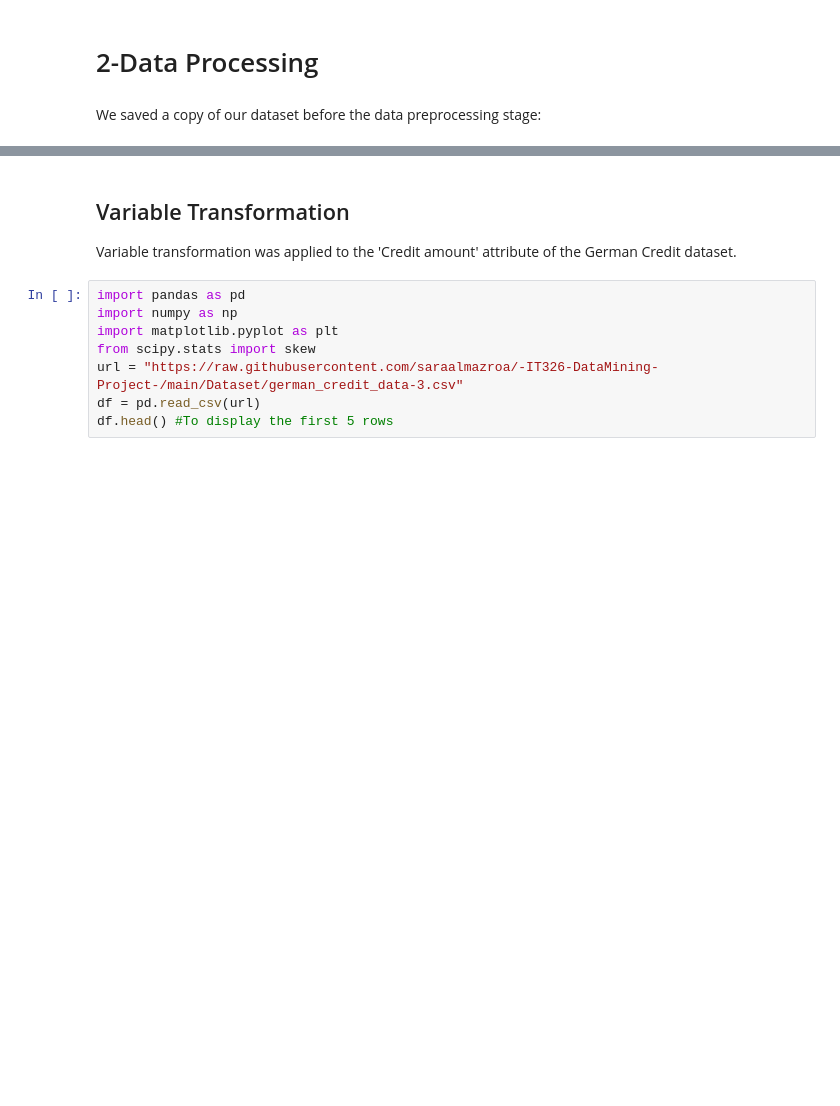
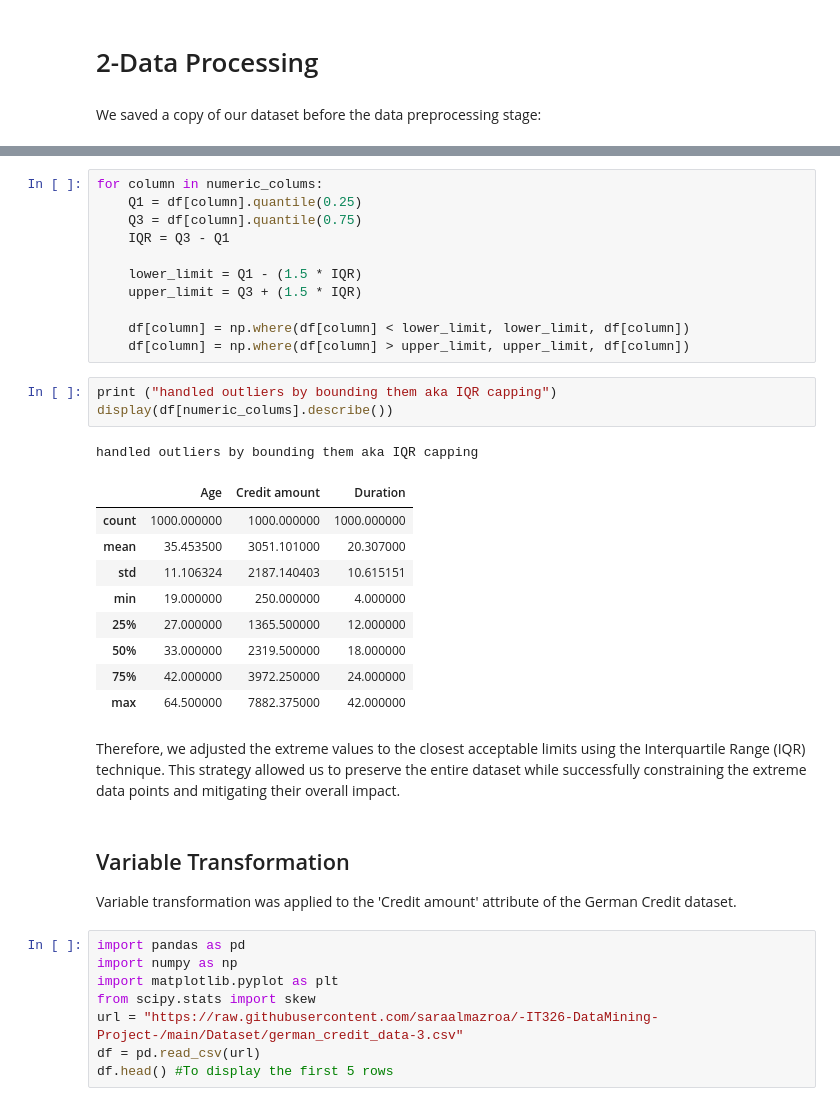
Before and after one commit to saraalmazroa/-IT326-DataMining-Project-, a Jupyter notebook: Phase2.ipynb, the cells around one changed output, grey strips where cells are left out. Cells and saved outputs as stored; diff of their text form; blank space fills up the shorter version.

```diff
--- a/Phase2.ipynb
+++ b/Phase2.ipynb
@@ -114,3 +196,30 @@ df_rawdata.describe(include='all')
+# %%
+for column in numeric_colums:
+    Q1 = df[column].quantile(0.25)
+    Q3 = df[column].quantile(0.75)
+    IQR = Q3 - Q1
+
+    lower_limit = Q1 - (1.5 * IQR)
+    upper_limit = Q3 + (1.5 * IQR)
+
+    df[column] = np.where(df[column] < lower_limit, lower_limit, df[column])
+    df[column] = np.where(df[column] > upper_limit, upper_limit, df[column])
+# %%
+print ("handled outliers by bounding them aka IQR capping")
+display(df[numeric_colums].describe())
+# %% [output]
+handled outliers by bounding them aka IQR capping
+|  | Age | Credit amount | Duration |
+| count | 1000.000000 | 1000.000000 | 1000.000000 |
+| mean | 35.453500 | 3051.101000 | 20.307000 |
+| std | 11.106324 | 2187.140403 | 10.615151 |
+| min | 19.000000 | 250.000000 | 4.000000 |
+| 25% | 27.000000 | 1365.500000 | 12.000000 |
+| 50% | 33.000000 | 2319.500000 | 18.000000 |
+| 75% | 42.000000 | 3972.250000 | 24.000000 |
+| max | 64.500000 | 7882.375000 | 42.000000 |
+# %% [markdown]
+Therefore, we adjusted the extreme values to the closest acceptable limits using the Interquartile Range (IQR) technique. This strategy allowed us to preserve the entire dataset while successfully constraining the extreme data points and mitigating their overall impact.
 # %% [markdown]
 
 ## Variable Transformation
```
Also changed, not shown: parts of 15 cells of this notebook.
